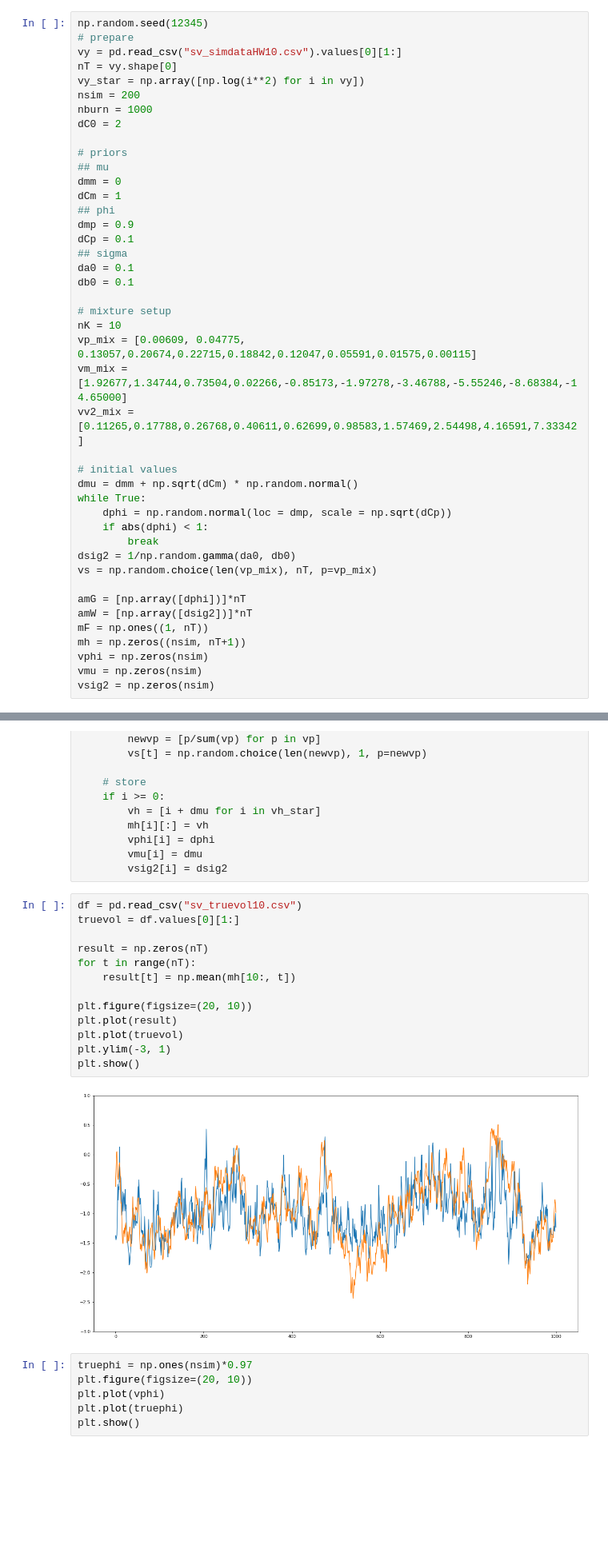
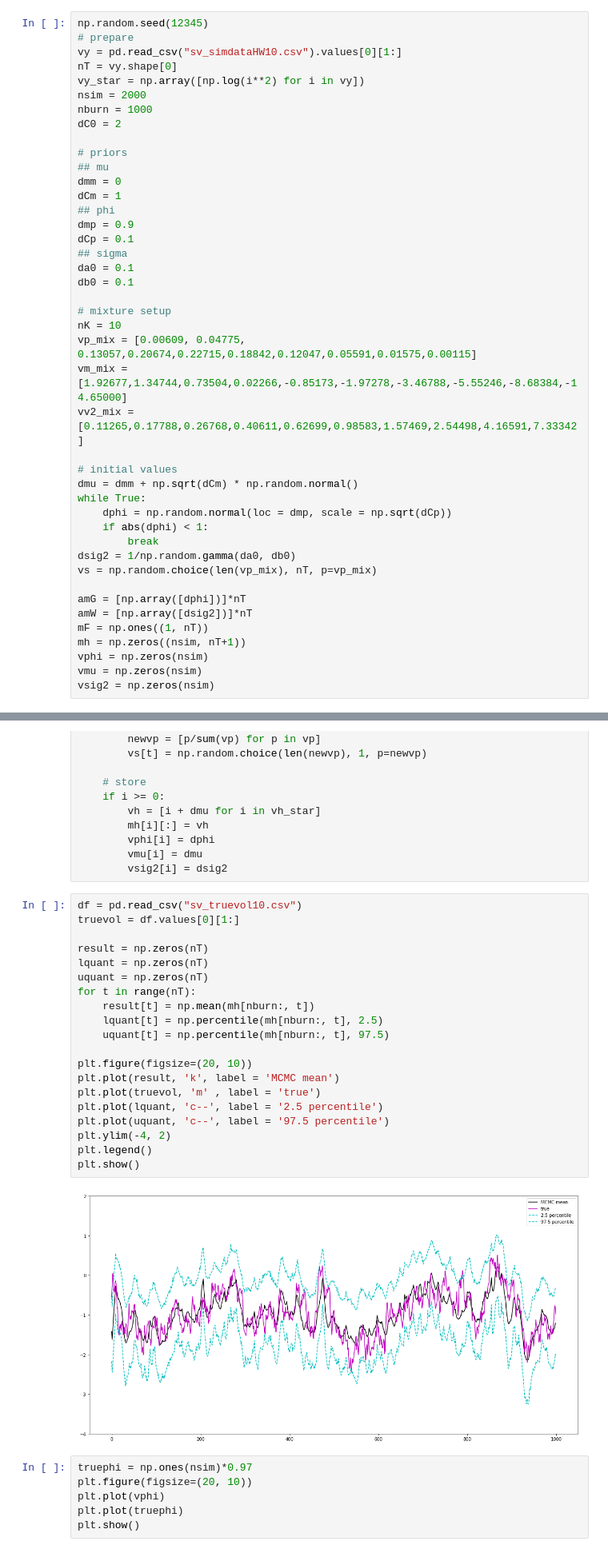
Before and after one commit to keiikegami/BayesHW9-10, a Jupyter notebook: HW10.ipynb, the cells around one changed output, grey strips where cells are left out. Shown: that part at 80% size. Saved outputs shown, nothing was run; the diff lists cells and outputs as text; blank space fills up the shorter version.

```diff
--- a/HW10.ipynb
+++ b/HW10.ipynb
@@ -58,7 +58,7 @@ np.random.seed(12345)
 vy = pd.read_csv("sv_simdataHW10.csv").values[0][1:]
 nT = vy.shape[0]
 vy_star = np.array([np.log(i**2) for i in vy])
-nsim = 200
+nsim = 2000
 nburn = 1000
 dC0 = 2
 
@@ -158,18 +158,25 @@ for i in range(nsim):
 # %%
 df = pd.read_csv("sv_truevol10.csv")
 truevol = df.values[0][1:]
 
 result = np.zeros(nT)
+lquant = np.zeros(nT)
+uquant = np.zeros(nT)
 for t in range(nT):
-    result[t] = np.mean(mh[10:, t])
+    result[t] = np.mean(mh[nburn:, t])
+    lquant[t] = np.percentile(mh[nburn:, t], 2.5)
+    uquant[t] = np.percentile(mh[nburn:, t], 97.5)
 
 plt.figure(figsize=(20, 10))
-plt.plot(result)
-plt.plot(truevol)
-plt.ylim(-3, 1)
+plt.plot(result, 'k', label = 'MCMC mean')
+plt.plot(truevol, 'm' , label = 'true')
+plt.plot(lquant, 'c--', label = '2.5 percentile')
+plt.plot(uquant, 'c--', label = '97.5 percentile')
+plt.ylim(-4, 2)
+plt.legend()
 plt.show()
 # %% [output]
-[figure, old version]
+[figure, new version]
 # %%
 truephi = np.ones(nsim)*0.97
 plt.figure(figsize=(20, 10))
```
